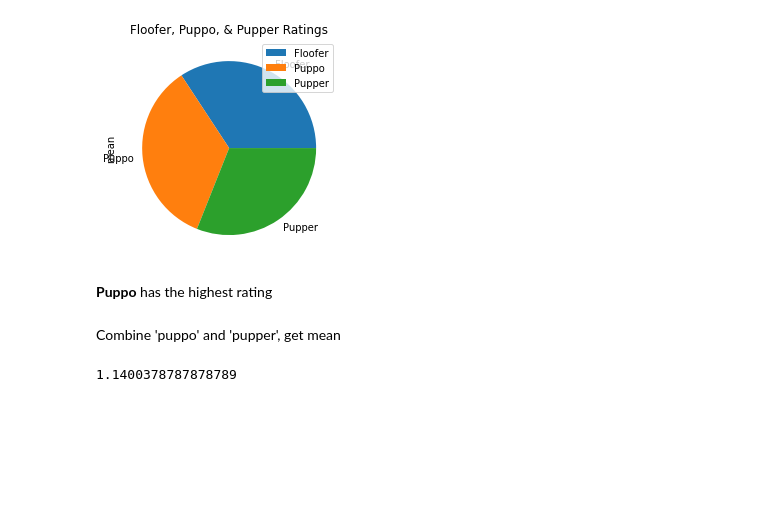
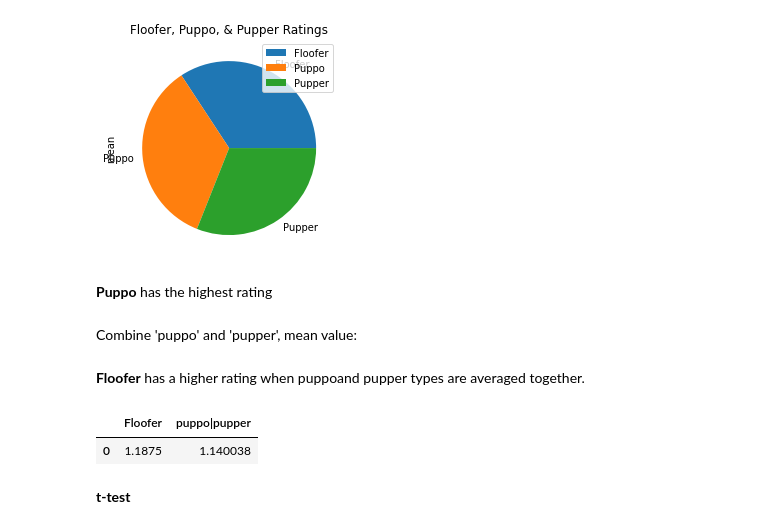
Before and after one commit to parcheesime/tweet-wrangling, a Jupyter notebook: wrangle-act.ipynb, the cells around one changed output. Saved outputs shown, nothing was run; the diff lists cells and outputs as text; code cells hidden in the pictures; blank space fills up the shorter version.

```diff
--- a/wrangle-act.ipynb
+++ b/wrangle-act.ipynb
@@ -1086,9 +1109,17 @@ doggo_means.plot.pie(y='mean', title='Floofer, Puppo, & Pupper Ratings');
 # %% [markdown]
 **Puppo** has the highest rating
 # %% [markdown]
-Combine 'puppo' and 'pupper', get mean
+Combine 'puppo' and 'pupper', mean value:
 # %%
 # average of pupper and puppo
-(doggo_means['mean']['Puppo']+doggo_means['mean']['Pupper'])/2
+pp_mean=(doggo_means['mean']['Puppo']+doggo_means['mean']['Pupper'])/2
-# %% [output]
-1.1400378787878789
+# %% [markdown]
+**Floofer** has a higher rating when puppoand pupper types are averaged together.
+# %%
+doggo_rating_mean.insert(3, "puppo|pupper", pp_mean, True)
+doggo_rating_mean[['Floofer', 'puppo|pupper']]
+# %% [output]
+|  | Floofer | puppo|pupper |
+| 0 | 1.1875 | 1.140038 |
+# %% [markdown]
+**t-test**
```
Also changed, not shown: parts of 15 cells of this notebook.
